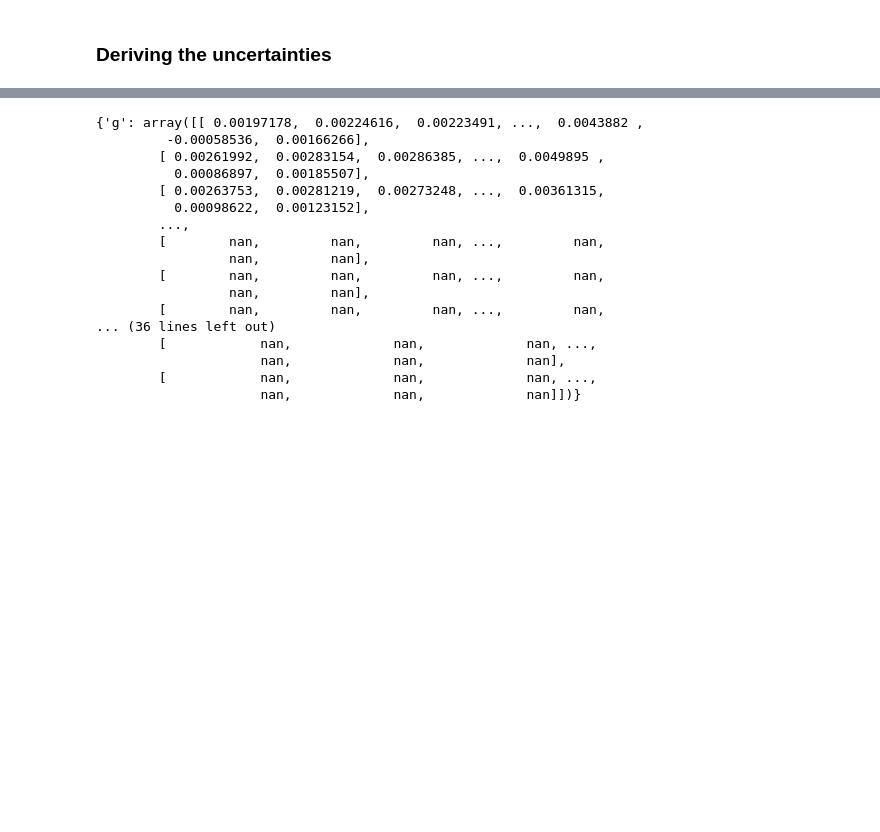
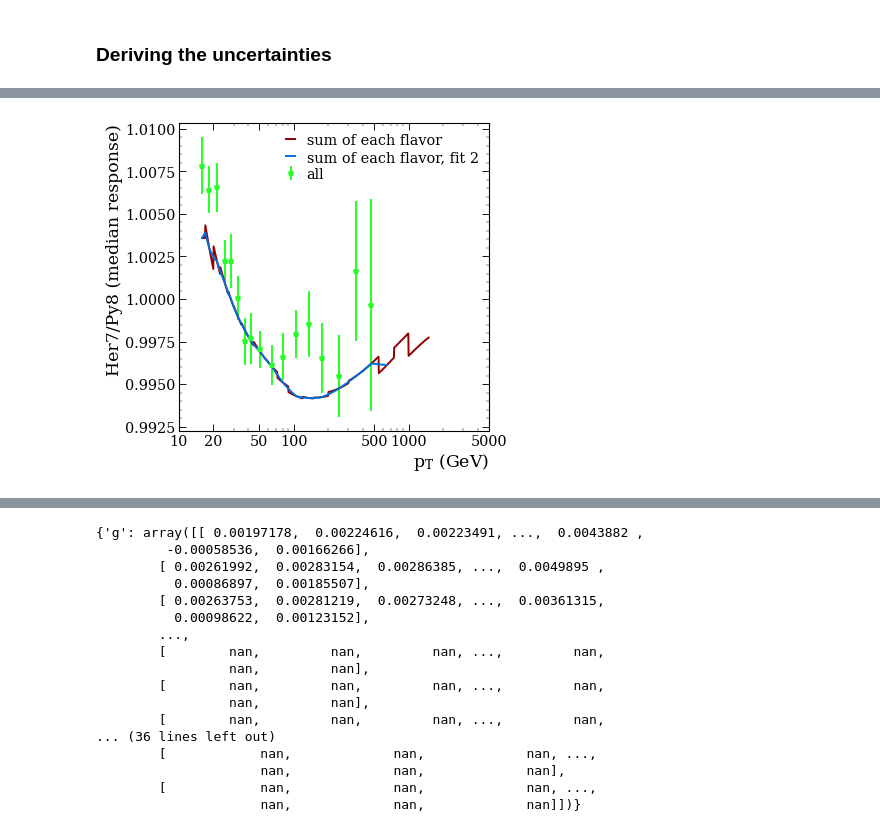
Before and after one commit to dsidirop1/JMECoffea, a Jupyter notebook: plotters/Flavor_fraction.ipynb, the cells around one changed output, grey strips where cells are left out. Cells and saved outputs as stored; diff of their text form; code cells hidden in the pictures; blank space fills up the shorter version.

```diff
--- a/plotters/Flavor_fraction.ipynb
+++ b/plotters/Flavor_fraction.ipynb
@@ -261,0 +473,34 @@ Took unmatched
+# %%
+# all_corr = read_corrections('_QCD-MG-Her', 'all') - read_corrections('_QCD-MG-Her', 'all')
+fig, ax = plt.subplots()
+ax.plot(xvals, HerPy_differences['DY'][0], label='sum of each flavor', markersize=0)
+# ax.plot(xvals, res2, label='sum of each flavor, fit', markersize=0)
+ax.plot(xvals, HerPy_differences['DY'][1], label='sum of each flavor, fit 2', markersize=0)
+
+
+# ax.plot(xvals, poly4(xvals, *Efracfit_Her[flavors[0]][0]), markersize=0)
+# ax.plot(xvals, fract_Her, markersize=0)
+# ax.plot(xvals, poly4(xvals, *Efracfit_Py[flavors[3]][0]), markersize=0)
+# ax.plot(xvals, fract_Py, markersize=0)
+
+# ax.plot(xvals, res_all, label='fit to all', markersize=0)
+ax.errorbar(ptbins_c, HerPy_differences['DY'][2], yerr=HerPy_differences['DY'][3], label='all', linestyle='none')
+# ax.plot(xvals, evaluator[f'Summer20UL18_V2_MC_L5Flavor_AK4PFchs_MG-Her_{flavors[0]}J'](etavals, xvals) - evaluator[f'Summer20UL18_V2_MC_L5Flavor_AK4PFchs_MG-Py_{flavors[0]}J'](etavals, xvals), markersize=0 )
+# ax.plot(ptbins_c,np.abs(Rttbar) - np.abs(Rref))[:,0])
+# ax.plot(ptbins_c,(np.abs(Rdijet) - np.abs(Rref))[:,0])
+# inverse = False
+ax.legend()
+ax.set_xlim(15,1000)
+# ax.set_ylim(-0.02,0.02)
+ax.set_xscale('log')
+
+xlabel = r'$p_{T}$ (GeV)'
+ax.set_xlabel(xlabel);
+ylab_pre = 'Her7/Py8'
+ylabel = r' (correction)' if inverse else r' (median response)'
+ax.set_ylabel(ylab_pre+ylabel);
+ax.set_xticks([10, 20, 50, 100, 500, 1000, 5000])
+ax.get_xaxis().set_major_formatter(mpl.ticker.ScalarFormatter())
+1;
+# %% [output]
+[figure, added]
```
Also changed, not shown: parts of 59 cells of this notebook, 9 other files.
